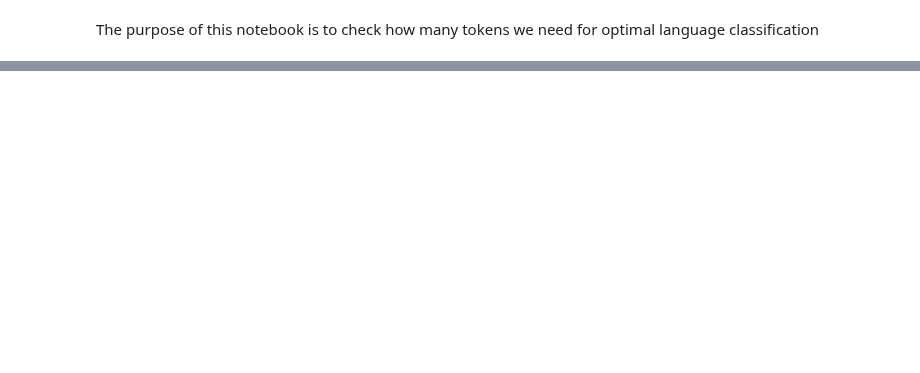
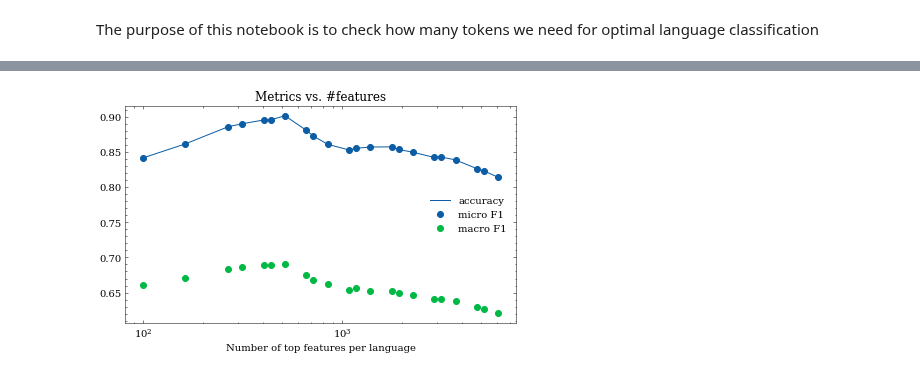
Before and after one commit to 5roop/task4, a Jupyter notebook: 14_optimizing_for_number_of_tokens.ipynb, the cells around one changed output, grey strips where cells are left out. Cells and saved outputs as stored; diff of their text form; code cells hidden in the pictures; blank space fills up the shorter version.

Commit message:
Woo hoo naive bayes results are in!

```diff
--- a/14_optimizing_for_number_of_tokens.ipynb
+++ b/14_optimizing_for_number_of_tokens.ipynb
@@ -168,8 +168,9 @@ def get_stats(N: int):
         "predicting_time": predict_end - predict_start
     }
 # %%
+results_old = results
 results = list()
-Ns = np.logspace(2, 5, 15, dtype=np.int)
+Ns = np.logspace(2.5, 4, 15, dtype=np.int)
 for N in Ns:
     try:
         gc.collect()
@@ -179,4 +180,5 @@ for N in Ns:
         results.append(cur_result)
     except Exception as e:
         logging.error(f"For {N=} got Exception: {e}")
+results = results_old + results
 # %% [output]
@@ -184,0 +202,6 @@ for N in Ns:
+# %%
+rezdf = pd.DataFrame(data=results)
+rezdf.index = rezdf.N
+rezdf = rezdf.drop(columns=["N"])
+rezdf = rezdf.sort_index()
+rezdf.tail()
@@ -184,0 +216,18 @@ for N in Ns:
+# %%
+import matplotlib.pyplot as plt
+plt.style.use(["science", "no-latex"])
+
+plt.figure(figsize=(7, 4))
+plt.scatter(rezdf.index, rezdf["microF1"],label="micro F1")
+
+plt.scatter(rezdf.index, rezdf["macroF1"],label="macro F1")
+
+plt.plot(rezdf.index, rezdf["accuracy"],label="accuracy")
+plt.legend()
+plt.title("Metrics vs. #features")
+plt.xlabel("Number of top features per language")
+plt.semilogx()
+plt.savefig("images/14_metrics.png")
+plt.show()
+# %% [output]
+[figure, added]
```
Also changed, not shown: parts of 4 cells of this notebook, 4 other files.
